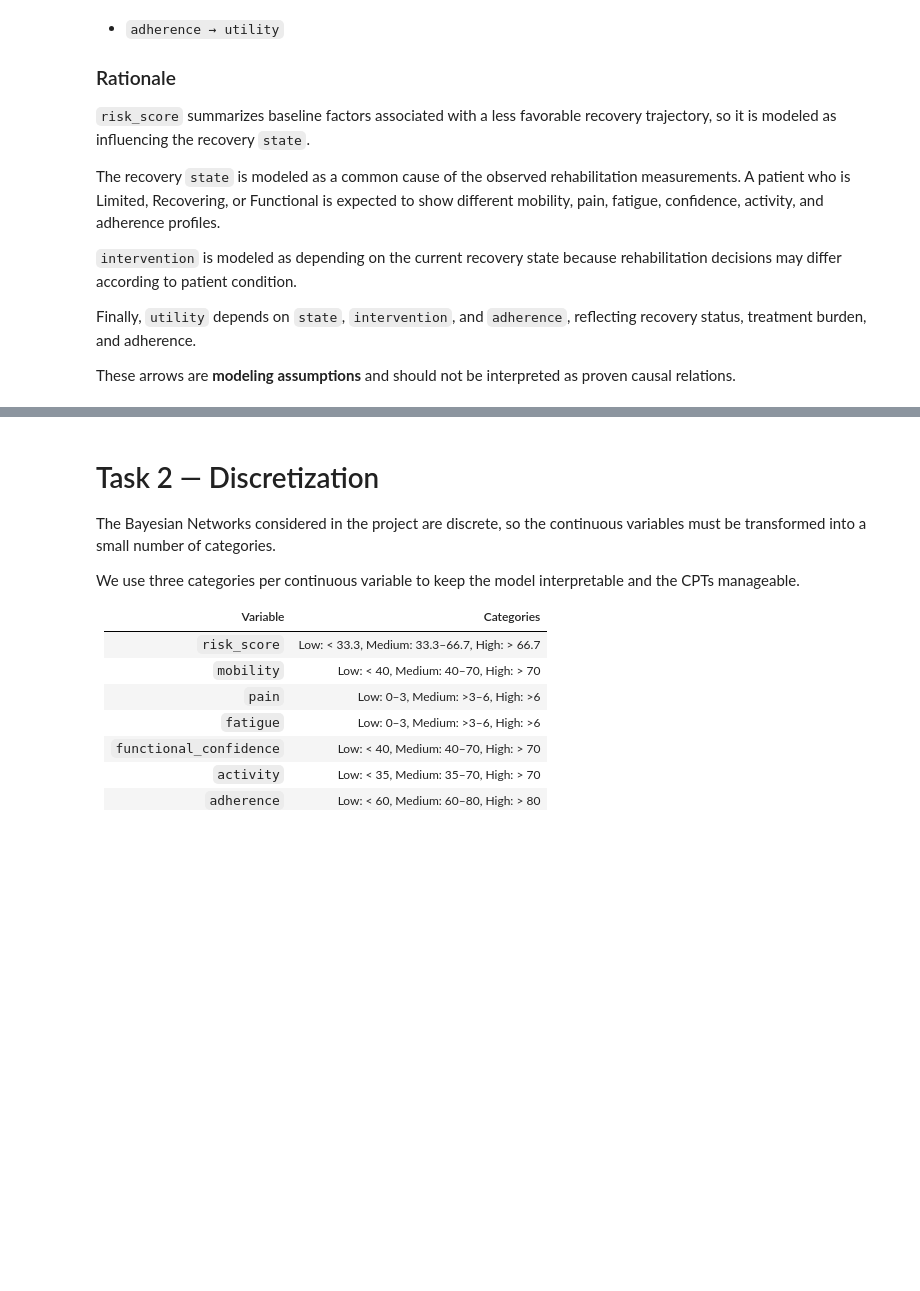
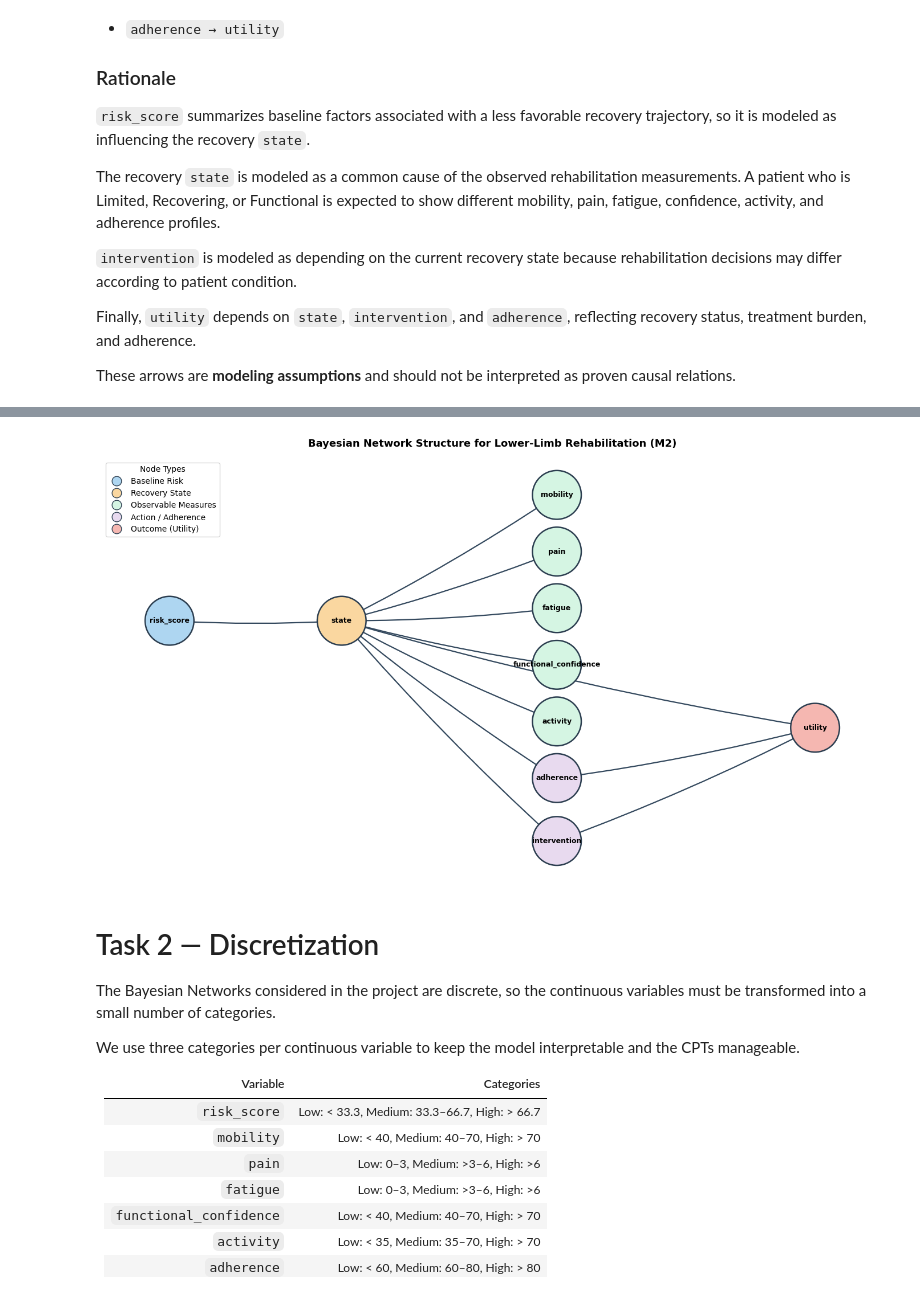
Before and after one commit to Ramyad20/Advanced-ML-patients, a Jupyter notebook: M2_G14.ipynb, the cells around one changed output, grey strips where cells are left out. Saved outputs shown, nothing was run; the diff lists cells and outputs as text; code cells hidden in the pictures; blank space fills up the shorter version.

Commit message:
Complete, visualize and verify M2 Bayesian Networks deliverable

```diff
--- a/M2_G14.ipynb
+++ b/M2_G14.ipynb
@@ -193,3 +202,75 @@ plt.show()
+# %%
+plt.figure(figsize=(14, 8))
+
+G = nx.DiGraph(edges)
+
+pos = {
+    "risk_score": (0.5, 2.5),
+    "state": (2.5, 2.5),
+    "mobility": (5.0, 4.5),
+    "pain": (5.0, 3.6),
+    "fatigue": (5.0, 2.7),
+    "functional_confidence": (5.0, 1.8),
+    "activity": (5.0, 0.9),
+    "adherence": (5.0, 0.0),
+    "intervention": (5.0, -1.0),
+    "utility": (8.0, 0.8),
+}
+
+# Color nodes by role in the Bayesian Network
+node_colors = []
+for node in G.nodes():
+    if node == "risk_score":
+        node_colors.append("#AED6F1")  # Light Blue - Baseline risk
+    elif node == "state":
+        node_colors.append("#FAD7A0")  # Light Orange - Latent/Core state
+    elif node in ["mobility", "pain", "fatigue", "functional_confidence", "activity"]:
+        node_colors.append("#D5F5E3")  # Light Green - Observables
+    elif node in ["adherence", "intervention"]:
+        node_colors.append("#E8DAEF")  # Light Purple - Action / Behavior
+    else:
+        node_colors.append("#F5B7B1")  # Light Red - Outcome / Utility
+
+nx.draw_networkx_nodes(
+    G, pos,
+    node_color=node_colors,
+    node_size=3800,
+    edgecolors="#2C3E50",
+    linewidths=1.8
+)
+
+nx.draw_networkx_edges(
+    G, pos,
+    arrows=True,
+    arrowsize=22,
+    edge_color="#34495E",
+    width=1.6,
+    connectionstyle="arc3,rad=0.03"
+)
+
+nx.draw_networkx_labels(
+    G, pos,
+    font_size=9,
+    font_family="sans-serif",
+    font_weight="bold"
+)
+
+# Custom legend
+legend_elements = [
+    plt.Line2D([0], [0], marker='o', color='w', label='Baseline Risk', markerfacecolor='#AED6F1', markersize=12, markeredgecolor='#2C3E50'),
+    plt.Line2D([0], [0], marker='o', color='w', label='Recovery State', markerfacecolor='#FAD7A0', markersize=12, markeredgecolor='#2C3E50'),
+    plt.Line2D([0], [0], marker='o', color='w', label='Observable Measures', markerfacecolor='#D5F5E3', markersize=12, markeredgecolor='#2C3E50'),
+    plt.Line2D([0], [0], marker='o', color='w', label='Action / Adherence', markerfacecolor='#E8DAEF', markersize=12, markeredgecolor='#2C3E50'),
+    plt.Line2D([0], [0], marker='o', color='w', label='Outcome (Utility)', markerfacecolor='#F5B7B1', markersize=12, markeredgecolor='#2C3E50'),
+]
+plt.legend(handles=legend_elements, loc='upper left', frameon=True, fontsize=10, title="Node Types")
+
+plt.title("Bayesian Network Structure for Lower-Limb Rehabilitation (M2)", fontsize=13, fontweight='bold', pad=15)
+plt.axis("off")
+plt.tight_layout()
+plt.show()
+# %% [output]
+[figure, added]
 # %% [markdown]
 # Task 2 — Discretization
 
```
Also changed, not shown: parts of 42 cells of this notebook, 1 other file.
